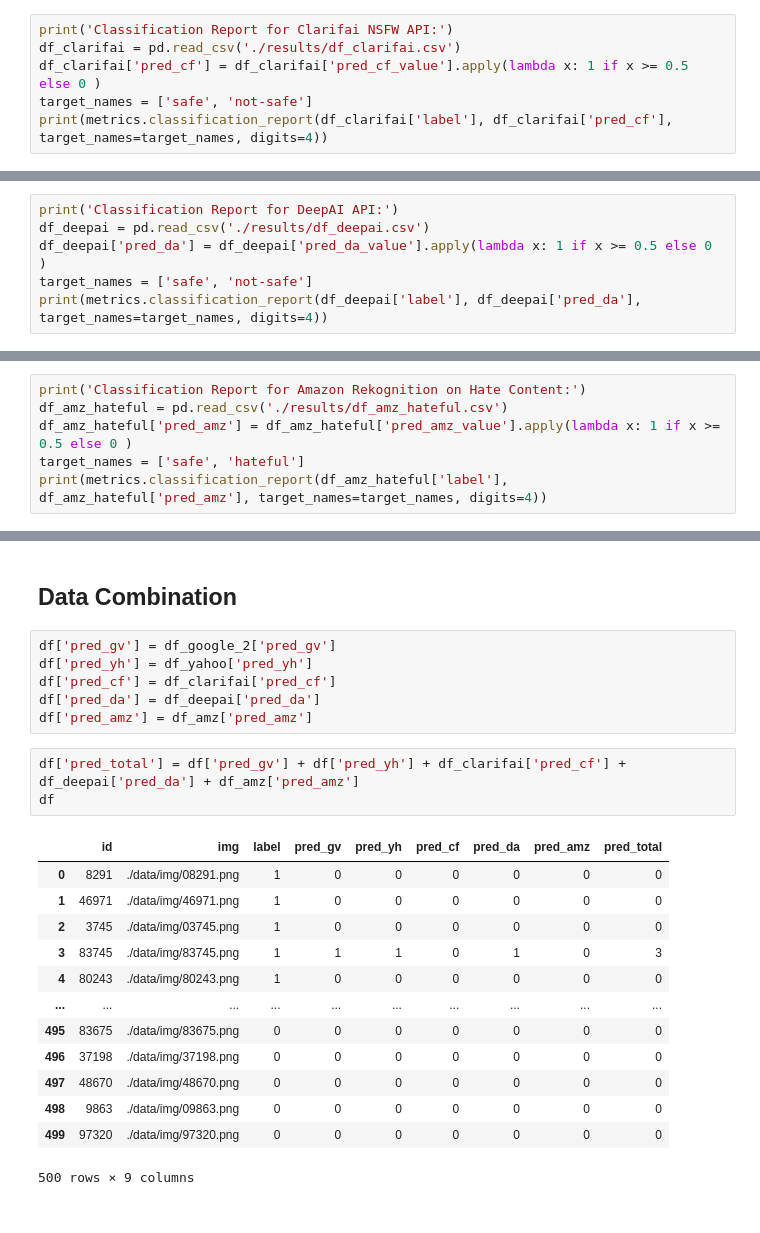
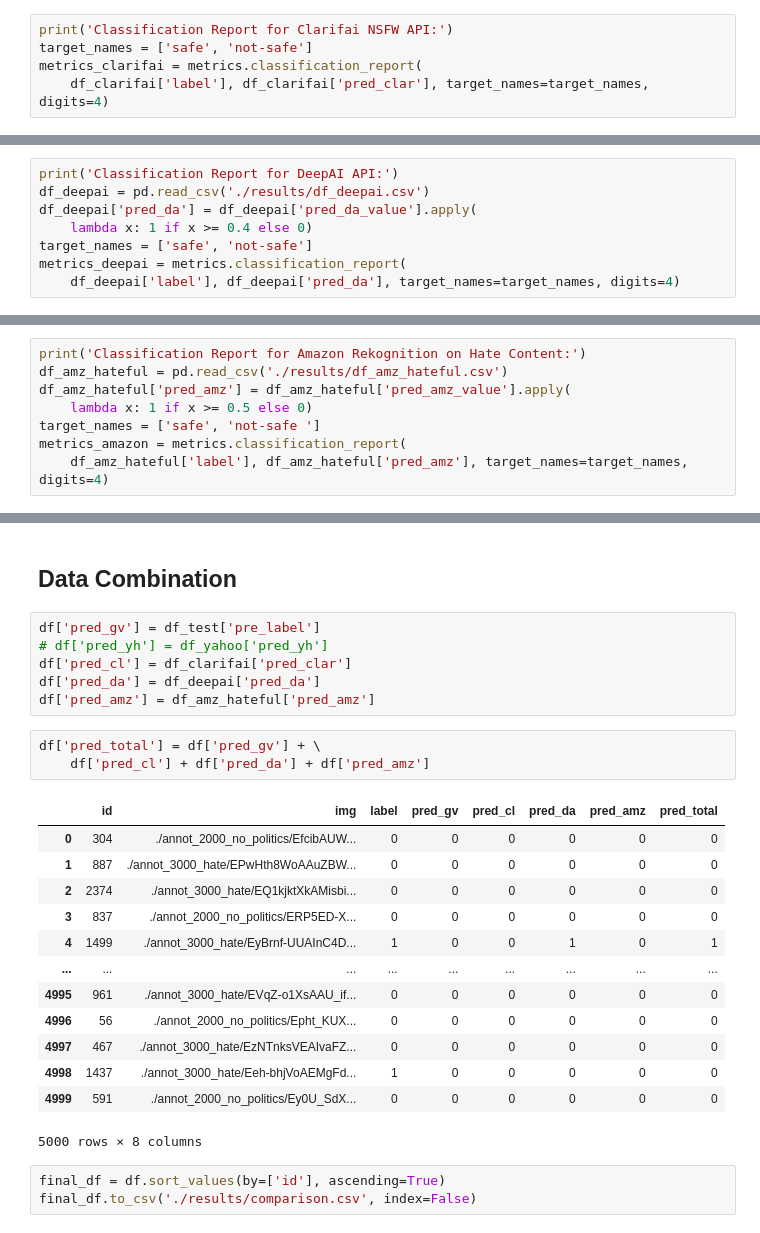
Before and after one commit to keyanUB/hateful_memes_measure, a Jupyter notebook: evaluation.ipynb, the cells around one changed output, grey strips where cells are left out. Drawn from its saved outputs; the diff is of its cells as text.

```diff
--- a/evaluation.ipynb
+++ b/evaluation.ipynb
@@ -288,8 +338,7 @@ E1006 18:23:49.134147837  100646 ssl_transport_security.cc:1469] Handshake faile
 # %%
 print('Classification Report for Clarifai NSFW API:')
-df_clarifai = pd.read_csv('./results/df_clarifai.csv')
-df_clarifai['pred_cf'] = df_clarifai['pred_cf_value'].apply(lambda x: 1 if x >= 0.5 else 0 )
 target_names = ['safe', 'not-safe']
-print(metrics.classification_report(df_clarifai['label'], df_clarifai['pred_cf'], target_names=target_names, digits=4))
+metrics_clarifai = metrics.classification_report(
+    df_clarifai['label'], df_clarifai['pred_clar'], target_names=target_names, digits=4)
 # %% [output]
 Classification Report for Clarifai NSFW API:
@@ -335,8 +394,10 @@ print(df_deepai)
 # %%
 print('Classification Report for DeepAI API:')
 df_deepai = pd.read_csv('./results/df_deepai.csv')
-df_deepai['pred_da'] = df_deepai['pred_da_value'].apply(lambda x: 1 if x >= 0.5 else 0 )
+df_deepai['pred_da'] = df_deepai['pred_da_value'].apply(
+    lambda x: 1 if x >= 0.4 else 0)
 target_names = ['safe', 'not-safe']
-print(metrics.classification_report(df_deepai['label'], df_deepai['pred_da'], target_names=target_names, digits=4))
+metrics_deepai = metrics.classification_report(
+    df_deepai['label'], df_deepai['pred_da'], target_names=target_names, digits=4)
 # %% [output]
 Classification Report for DeepAI API:
@@ -454,8 +464,10 @@ print(df_amz_hateful)
 # %%
 print('Classification Report for Amazon Rekognition on Hate Content:')
 df_amz_hateful = pd.read_csv('./results/df_amz_hateful.csv')
-df_amz_hateful['pred_amz'] = df_amz_hateful['pred_amz_value'].apply(lambda x: 1 if x >= 0.5 else 0 )
-target_names = ['safe', 'hateful']
-print(metrics.classification_report(df_amz_hateful['label'], df_amz_hateful['pred_amz'], target_names=target_names, digits=4))
+df_amz_hateful['pred_amz'] = df_amz_hateful['pred_amz_value'].apply(
+    lambda x: 1 if x >= 0.5 else 0)
+target_names = ['safe', 'not-safe ']
+metrics_amazon = metrics.classification_report(
+    df_amz_hateful['label'], df_amz_hateful['pred_amz'], target_names=target_names, digits=4)
 # %% [output]
 Classification Report for Amazon Rekognition on Hate Content:
@@ -470,28 +485,31 @@ weighted avg     0.6488    0.7304    0.6243      5000
 # %% [markdown]
 ## Data Combination
 # %%
-df['pred_gv'] = df_google_2['pred_gv']
-df['pred_yh'] = df_yahoo['pred_yh']
-df['pred_cf'] = df_clarifai['pred_cf']
+df['pred_gv'] = df_test['pre_label']
+# df['pred_yh'] = df_yahoo['pred_yh']
+df['pred_cl'] = df_clarifai['pred_clar']
 df['pred_da'] = df_deepai['pred_da']
-df['pred_amz'] = df_amz['pred_amz']
+df['pred_amz'] = df_amz_hateful['pred_amz']
 # %%
-df['pred_total'] = df['pred_gv'] + df['pred_yh'] + df_clarifai['pred_cf'] + df_deepai['pred_da'] + df_amz['pred_amz']
-df
+df['pred_total'] = df['pred_gv'] + \
+    df['pred_cl'] + df['pred_da'] + df['pred_amz']
 # %% [output]
-|  | id | img | label | pred_gv | pred_yh | pred_cf | pred_da | pred_amz | pred_total |
-| 0 | 8291 | ./data/img/08291.png | 1 | 0 | 0 | 0 | 0 | 0 | 0 |
-| 1 | 46971 | ./data/img/46971.png | 1 | 0 | 0 | 0 | 0 | 0 | 0 |
-| 2 | 3745 | ./data/img/03745.png | 1 | 0 | 0 | 0 | 0 | 0 | 0 |
-| 3 | 83745 | ./data/img/83745.png | 1 | 1 | 1 | 0 | 1 | 0 | 3 |
-| 4 | 80243 | ./data/img/80243.png | 1 | 0 | 0 | 0 | 0 | 0 | 0 |
-| ... | ... | ... | ... | ... | ... | ... | ... | ... | ... |
-| 495 | 83675 | ./data/img/83675.png | 0 | 0 | 0 | 0 | 0 | 0 | 0 |
-| 496 | 37198 | ./data/img/37198.png | 0 | 0 | 0 | 0 | 0 | 0 | 0 |
-| 497 | 48670 | ./data/img/48670.png | 0 | 0 | 0 | 0 | 0 | 0 | 0 |
-| 498 | 9863 | ./data/img/09863.png | 0 | 0 | 0 | 0 | 0 | 0 | 0 |
-| 499 | 97320 | ./data/img/97320.png | 0 | 0 | 0 | 0 | 0 | 0 | 0 |
+|  | id | img | label | pred_gv | pred_cl | pred_da | pred_amz | pred_total |
+| 0 | 304 | ./annot_2000_no_politics/EfcibAUW... | 0 | 0 | 0 | 0 | 0 | 0 |
+| 1 | 887 | ./annot_3000_hate/EPwHth8WoAAuZBW... | 0 | 0 | 0 | 0 | 0 | 0 |
+| 2 | 2374 | ./annot_3000_hate/EQ1kjktXkAMisbi... | 0 | 0 | 0 | 0 | 0 | 0 |
+| 3 | 837 | ./annot_2000_no_politics/ERP5ED-X... | 0 | 0 | 0 | 0 | 0 | 0 |
+| 4 | 1499 | ./annot_3000_hate/EyBrnf-UUAInC4D... | 1 | 0 | 0 | 1 | 0 | 1 |
+| ... | ... | ... | ... | ... | ... | ... | ... | ... |
+| 4995 | 961 | ./annot_3000_hate/EVqZ-o1XsAAU_if... | 0 | 0 | 0 | 0 | 0 | 0 |
+| 4996 | 56 | ./annot_2000_no_politics/Epht_KUX... | 0 | 0 | 0 | 0 | 0 | 0 |
+| 4997 | 467 | ./annot_3000_hate/EzNTnksVEAIvaFZ... | 0 | 0 | 0 | 0 | 0 | 0 |
+| 4998 | 1437 | ./annot_3000_hate/Eeh-bhjVoAEMgFd... | 1 | 0 | 0 | 0 | 0 | 0 |
+| 4999 | 591 | ./annot_2000_no_politics/Ey0U_SdX... | 0 | 0 | 0 | 0 | 0 | 0 |
-500 rows × 9 columns
+5000 rows × 8 columns
+# %%
+final_df = df.sort_values(by=['id'], ascending=True)
+final_df.to_csv('./results/comparison.csv', index=False)
 # %%
 df_pos = df[df.label.eq(1)]
 df_pos_rows = df_pos.shape[0]
```
Also changed, not shown: parts of 41 cells of this notebook, 3 other files.
